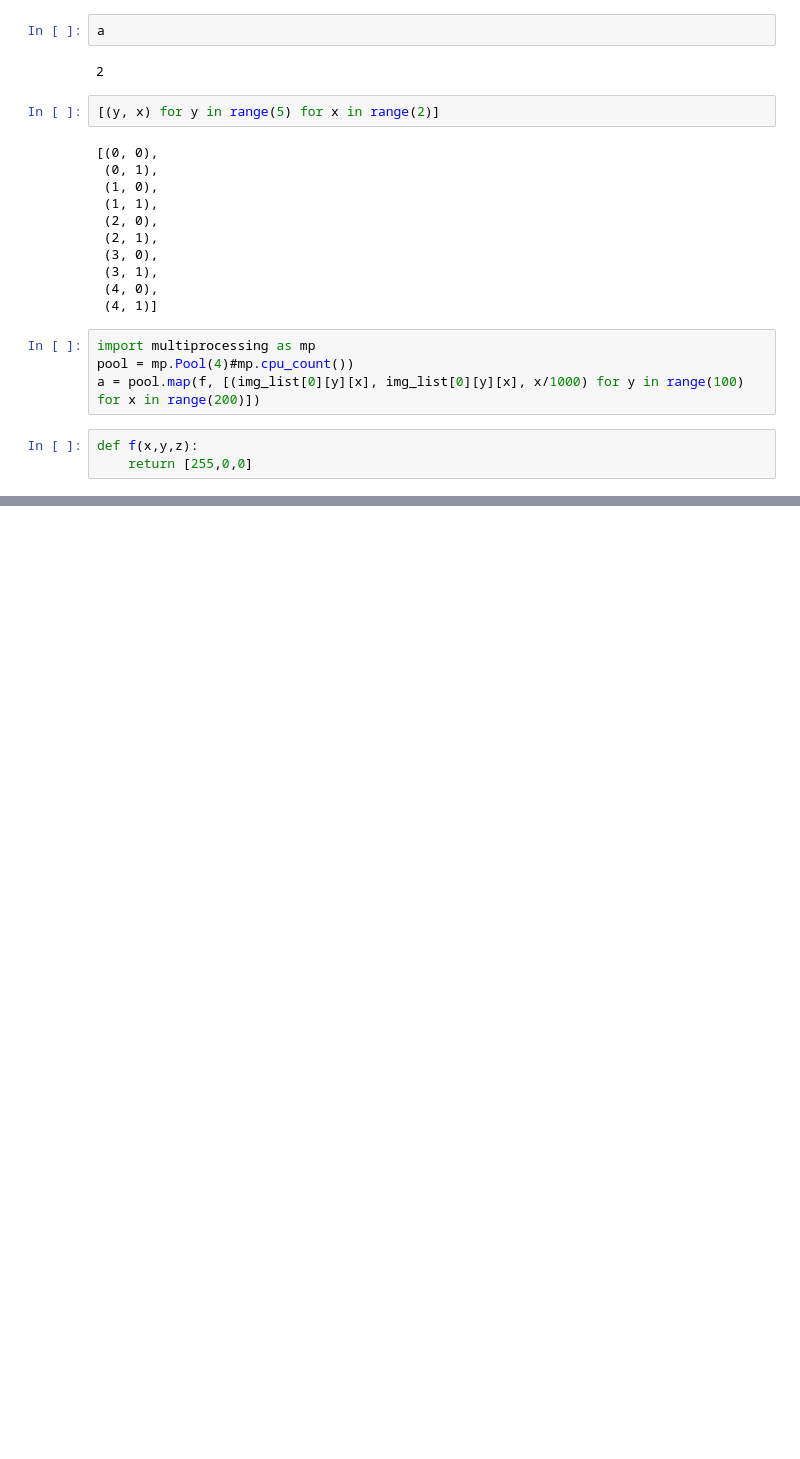
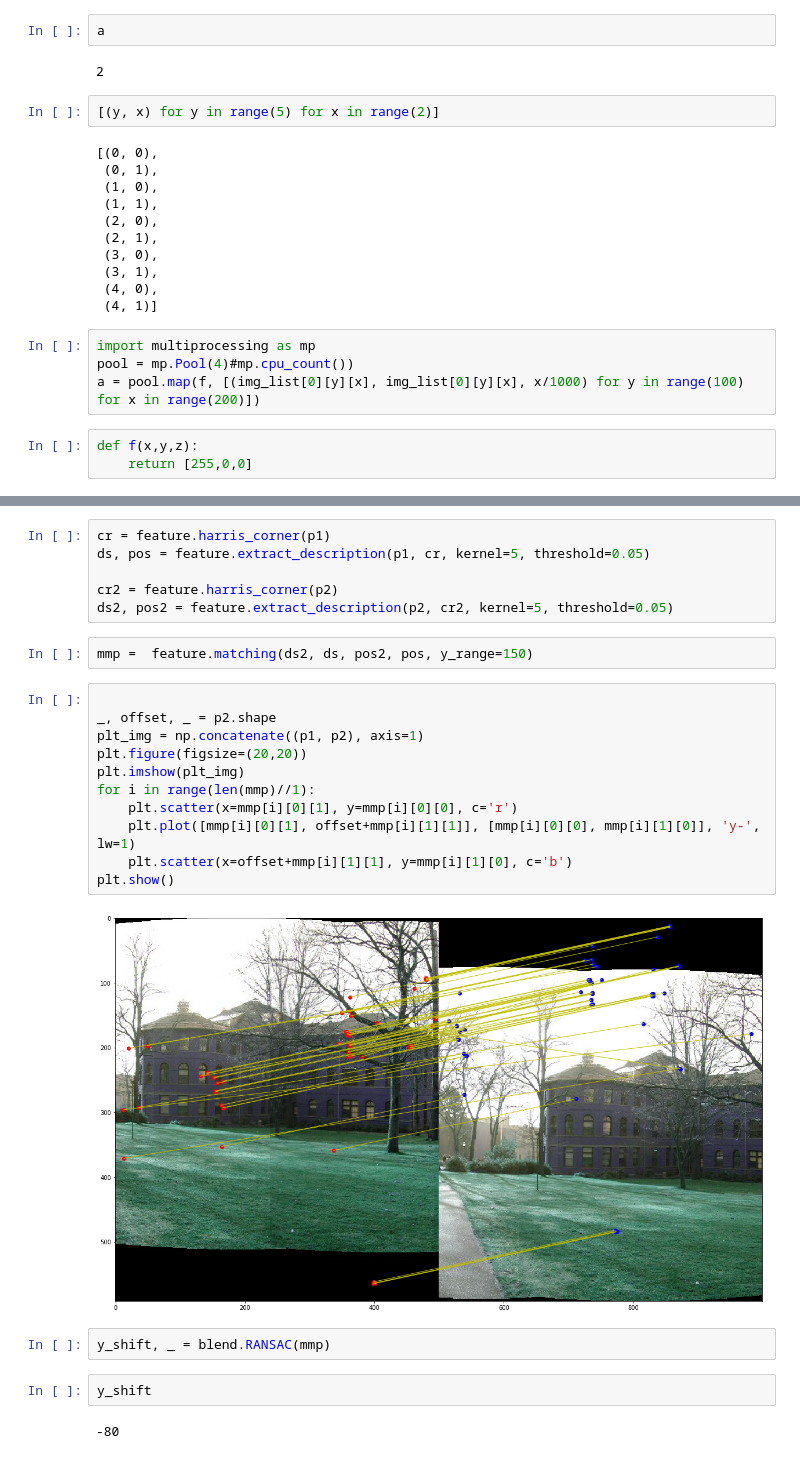
Before and after one commit to SSARCandy/panoramas-image-stitching, a Jupyter notebook: src/Untitled.ipynb, the cells around one changed output, grey strips where cells are left out. Saved outputs shown, nothing was run; the diff lists cells and outputs as text; blank space fills up the shorter version.

```diff
--- a/src/Untitled.ipynb
+++ b/src/Untitled.ipynb
@@ -119,0 +133,27 @@ def f(x,y,z):
+# %%
+cr = feature.harris_corner(p1)
+ds, pos = feature.extract_description(p1, cr, kernel=5, threshold=0.05)
+
+cr2 = feature.harris_corner(p2)
+ds2, pos2 = feature.extract_description(p2, cr2, kernel=5, threshold=0.05)
+# %%
+mmp =  feature.matching(ds2, ds, pos2, pos, y_range=150)
+# %%
+
+_, offset, _ = p2.shape
+plt_img = np.concatenate((p1, p2), axis=1)
+plt.figure(figsize=(20,20))
+plt.imshow(plt_img)
+for i in range(len(mmp)//1):
+    plt.scatter(x=mmp[i][0][1], y=mmp[i][0][0], c='r')
+    plt.plot([mmp[i][0][1], offset+mmp[i][1][1]], [mmp[i][0][0], mmp[i][1][0]], 'y-', lw=1)
+    plt.scatter(x=offset+mmp[i][1][1], y=mmp[i][1][0], c='b')
+plt.show()
+# %% [output]
+[figure, added]
+# %%
+y_shift, _ = blend.RANSAC(mmp)
+# %%
+y_shift
+# %% [output]
+-80
```
Also changed, not shown: parts of 13 cells of this notebook, 3 other files.
